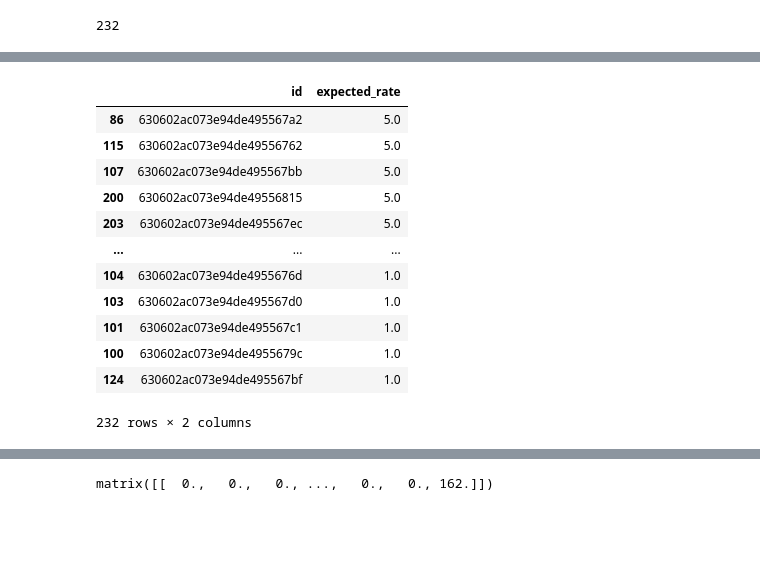
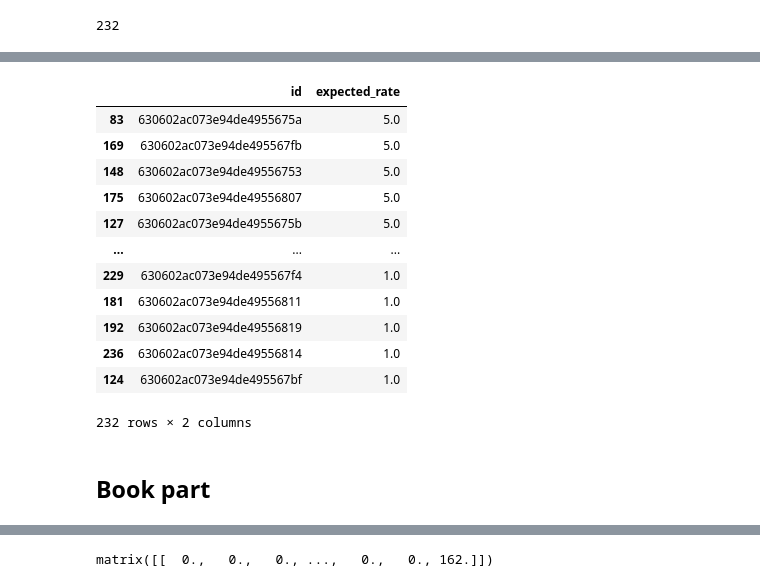
Before and after one commit to pyaryna/masters, a Jupyter notebook: python/content based/draft.ipynb, the cells around one changed output, grey strips where cells are left out. Drawn from its saved outputs; the diff is of its cells as text; code cells hidden in the pictures; blank space fills up the shorter version.

```diff
--- a/python/content based/draft.ipynb
+++ b/python/content based/draft.ipynb
@@ -185,9 +191,9 @@ def transform(text):
     cv_transf = CountVectorizer()
     tfidf_transf = TfidfTransformer()
     cv_transf.fit(text)
-    cv_metrix = cv_transf.transform(text)
-    tfidf_transf.fit(cv_metrix)
-    result = tfidf_transf.transform(cv_metrix)
+    result = cv_transf.transform(text)
+    # tfidf_transf.fit(cv_metrix)
+    # result = tfidf_transf.transform(cv_metrix)
     return result
 # %%
 from scipy.sparse import hstack
@@ -227,17 +248,20 @@ result_df["expected_rate"] = pred
 # %%
 result_df.sort_values('expected_rate', ascending=False, inplace=True)
-result_df
+display(result_df)
+# result_df["id"].head(24).tolist()
 # %% [output]
 |  | id | expected_rate |
-| 86 | 630602ac073e94de495567a2 | 5.0 |
-| 115 | 630602ac073e94de49556762 | 5.0 |
-| 107 | 630602ac073e94de495567bb | 5.0 |
-| 200 | 630602ac073e94de49556815 | 5.0 |
-| 203 | 630602ac073e94de495567ec | 5.0 |
+| 83 | 630602ac073e94de4955675a | 5.0 |
+| 169 | 630602ac073e94de495567fb | 5.0 |
+| 148 | 630602ac073e94de49556753 | 5.0 |
+| 175 | 630602ac073e94de49556807 | 5.0 |
+| 127 | 630602ac073e94de4955675b | 5.0 |
 | ... | ... | ... |
-| 104 | 630602ac073e94de4955676d | 1.0 |
-| 103 | 630602ac073e94de495567d0 | 1.0 |
-| 101 | 630602ac073e94de495567c1 | 1.0 |
-| 100 | 630602ac073e94de4955679c | 1.0 |
+| 229 | 630602ac073e94de495567f4 | 1.0 |
+| 181 | 630602ac073e94de49556811 | 1.0 |
+| 192 | 630602ac073e94de49556819 | 1.0 |
+| 236 | 630602ac073e94de49556814 | 1.0 |
 | 124 | 630602ac073e94de495567bf | 1.0 |
 232 rows × 2 columns
+# %% [markdown]
+## Book part
```
Also changed, not shown: parts of 10 cells of this notebook, 4 other files.
